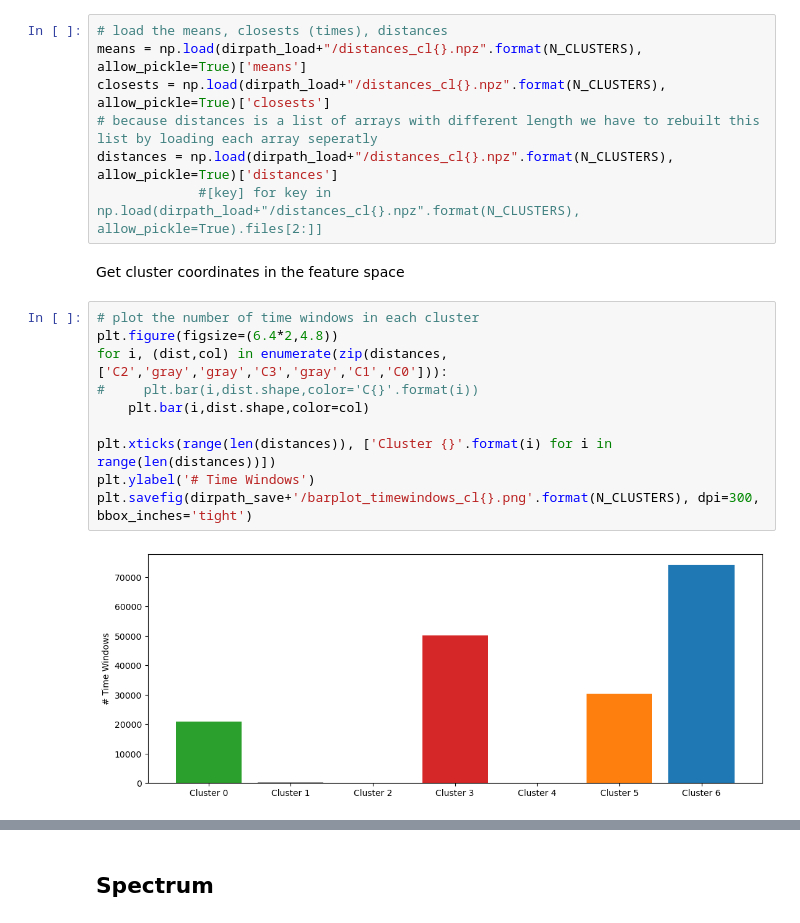
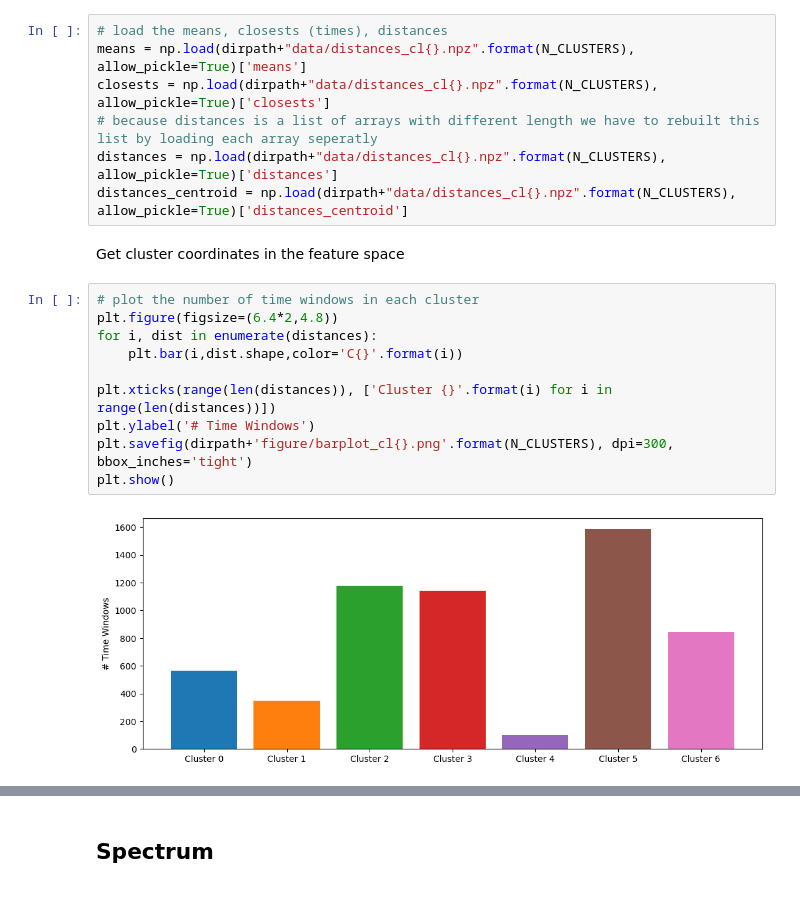
Before and after one commit to koepflma/MSH_AmbientSeismicWavefield, a Jupyter notebook: scatseisnet/scatenet_plot.ipynb, the cells around one changed output, grey strips where cells are left out. Saved outputs shown, nothing was run; the diff lists cells and outputs as text.

```diff
--- a/scatseisnet/scatenet_plot.ipynb
+++ b/scatseisnet/scatenet_plot.ipynb
@@ -350,24 +314,24 @@ for cent in centroids:
 # %%
 # load the means, closests (times), distances
-means = np.load(dirpath_load+"/distances_cl{}.npz".format(N_CLUSTERS), allow_pickle=True)['means']
-closests = np.load(dirpath_load+"/distances_cl{}.npz".format(N_CLUSTERS), allow_pickle=True)['closests']
+means = np.load(dirpath+"data/distances_cl{}.npz".format(N_CLUSTERS), allow_pickle=True)['means']
+closests = np.load(dirpath+"data/distances_cl{}.npz".format(N_CLUSTERS), allow_pickle=True)['closests']
 # because distances is a list of arrays with different length we have to rebuilt this list by loading each array seperatly
-distances = np.load(dirpath_load+"/distances_cl{}.npz".format(N_CLUSTERS), allow_pickle=True)['distances']
-             #[key] for key in np.load(dirpath_load+"/distances_cl{}.npz".format(N_CLUSTERS), allow_pickle=True).files[2:]]
+distances = np.load(dirpath+"data/distances_cl{}.npz".format(N_CLUSTERS), allow_pickle=True)['distances']
+distances_centroid = np.load(dirpath+"data/distances_cl{}.npz".format(N_CLUSTERS), allow_pickle=True)['distances_centroid']
 # %% [markdown]
 Get cluster coordinates in the feature space
 # %%
 # plot the number of time windows in each cluster
 plt.figure(figsize=(6.4*2,4.8))
-for i, (dist,col) in enumerate(zip(distances,['C2','gray','gray','C3','gray','C1','C0'])):
-#     plt.bar(i,dist.shape,color='C{}'.format(i))
-    plt.bar(i,dist.shape,color=col)
+for i, dist in enumerate(distances):
+    plt.bar(i,dist.shape,color='C{}'.format(i))
 
 plt.xticks(range(len(distances)), ['Cluster {}'.format(i) for i in range(len(distances))])
 plt.ylabel('# Time Windows')
-plt.savefig(dirpath_save+'/barplot_timewindows_cl{}.png'.format(N_CLUSTERS), dpi=300, bbox_inches='tight')
+plt.savefig(dirpath+'figure/barplot_cl{}.png'.format(N_CLUSTERS), dpi=300, bbox_inches='tight')
+plt.show()
 # %% [output]
-[figure, old version]
+[figure, new version]
 # %%
 # plot distances of features for the different clusters
 fig, ax = plt.subplots(N_CLUSTERS, 1,sharex=True,figsize=(6.4*2,4.8*1.5))#,constrained_layout=True
```
Also changed, not shown: parts of 31 cells of this notebook, 2 other files.
